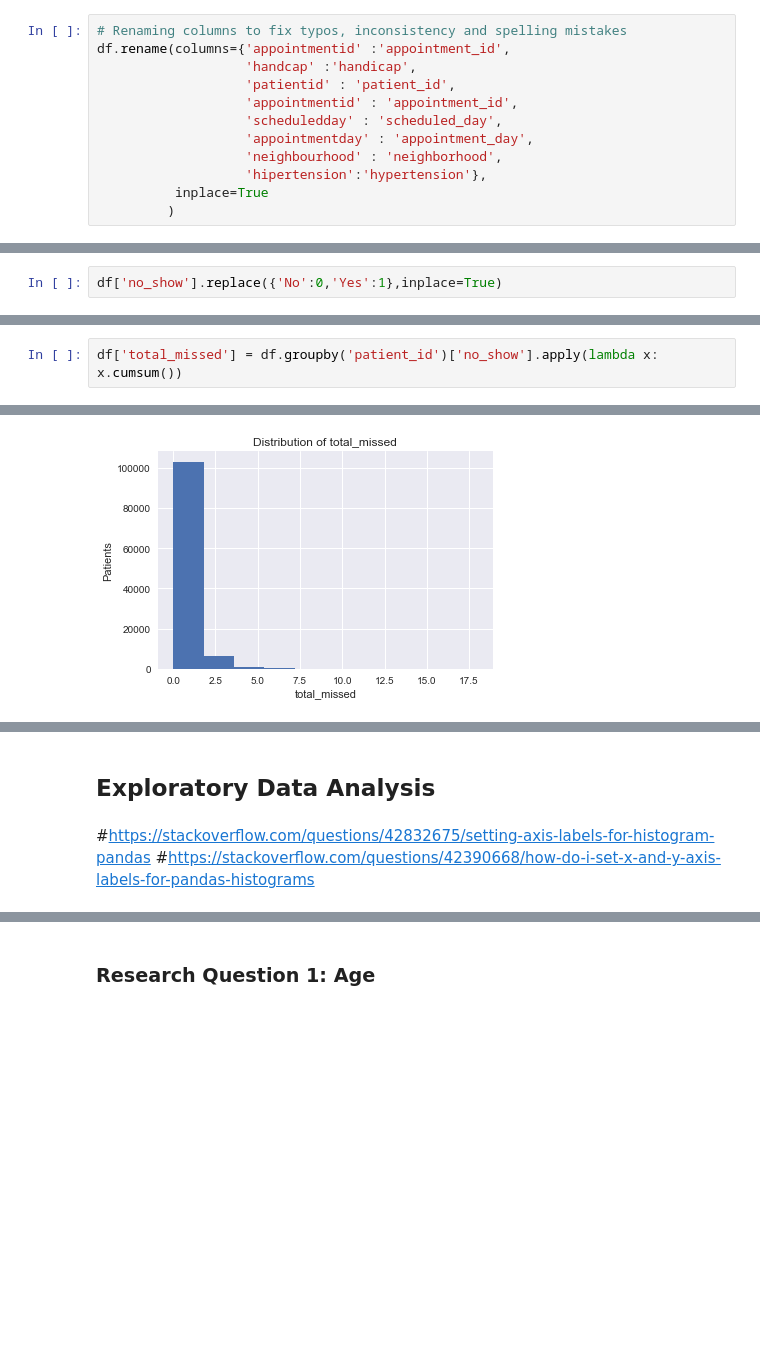
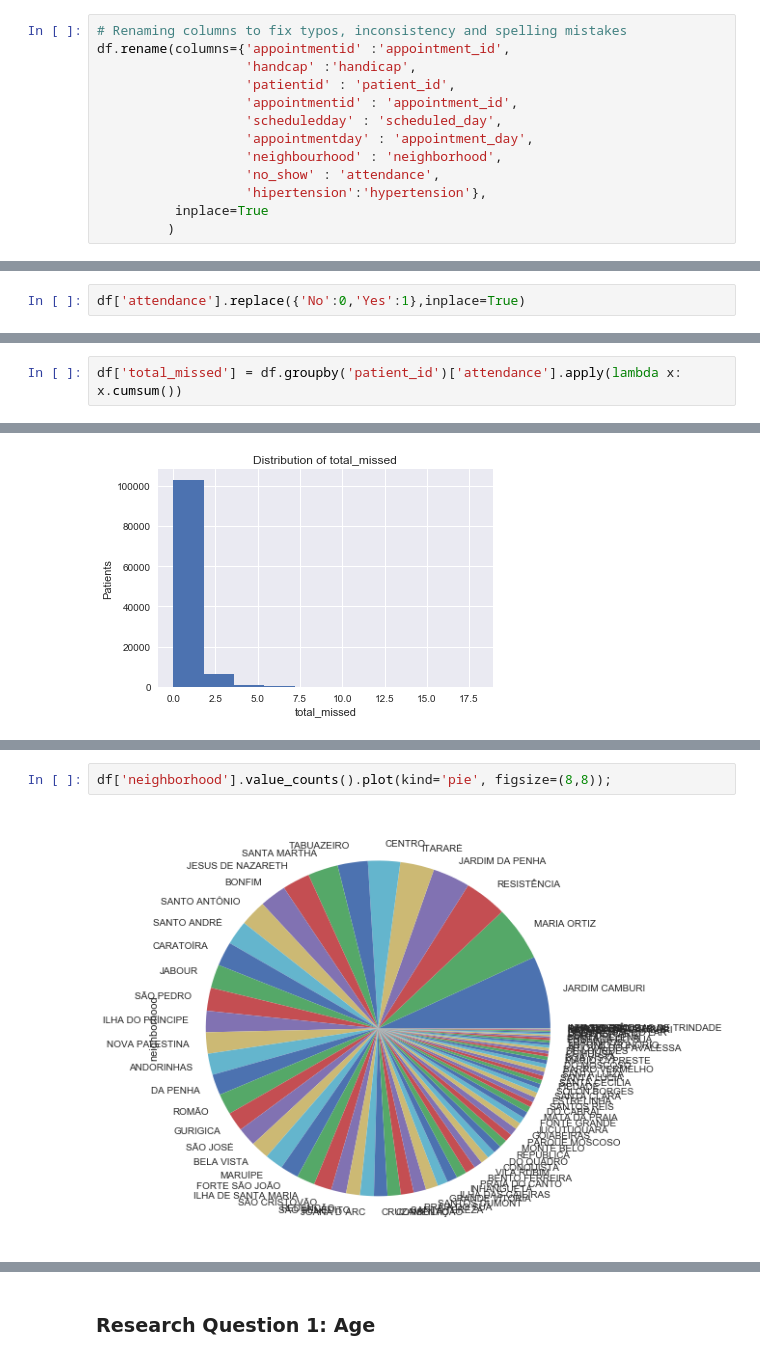
Before and after one commit to IreneFlorez/medical-data-analysis, a Jupyter notebook: Investigate_a_Dataset.ipynb, the cells around one changed output, grey strips where cells are left out. Drawn from its saved outputs; the diff is of its cells as text; blank space fills up the shorter version.

```diff
--- a/Investigate_a_Dataset.ipynb
+++ b/Investigate_a_Dataset.ipynb
@@ -217,6 +201,7 @@ df.rename(columns={'appointmentid' :'appointment_id',
                    'scheduledday' : 'scheduled_day',
                    'appointmentday' : 'appointment_day',
                    'neighbourhood' : 'neighborhood',
+                   'no_show' : 'attendance',
                    'hipertension':'hypertension'},
           inplace=True
          )
@@ -242,4 +227,4 @@ df.head()
 # %%
-df['no_show'].replace({'No':0,'Yes':1},inplace=True)
+df['attendance'].replace({'No':0,'Yes':1},inplace=True)
 # %%
 df['gender'].replace({'M':0,'F':1},inplace=True)
@@ -265,6 +266,6 @@ age_hist.set_title('Distribution of week_day')
 [figure]
 # %%
-df['total_missed'] = df.groupby('patient_id')['no_show'].apply(lambda x: x.cumsum())
+df['total_missed'] = df.groupby('patient_id')['attendance'].apply(lambda x: x.cumsum())
 # %%
 # Distribution of 'total_missed'
 plt.figure.Figure();
@@ -287,6 +279,4 @@ df.head()
-# %% [markdown]
-<a id='eda'></a>
-## Exploratory Data Analysis
-# %% [markdown]
-#https://stackoverflow.com/questions/42832675/setting-axis-labels-for-histogram-pandas
-#https://stackoverflow.com/questions/42390668/how-do-i-set-x-and-y-axis-labels-for-pandas-histograms
+# %%
+df['neighborhood'].value_counts().plot(kind='pie', figsize=(8,8));
+# %% [output]
+[figure, added]
```
Also changed, not shown: parts of 35 cells of this notebook.
